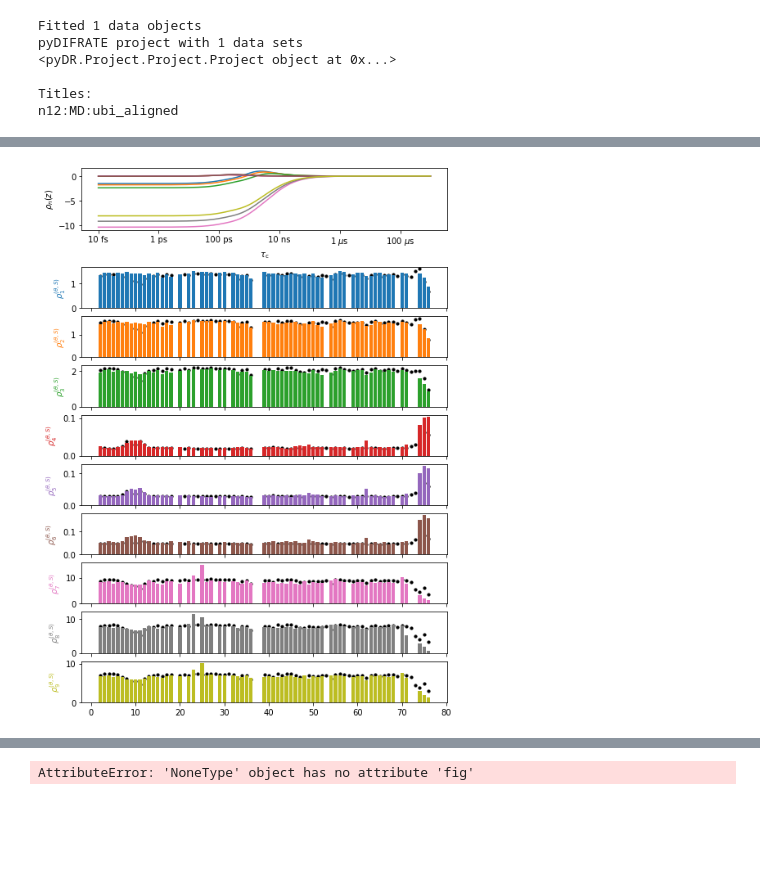
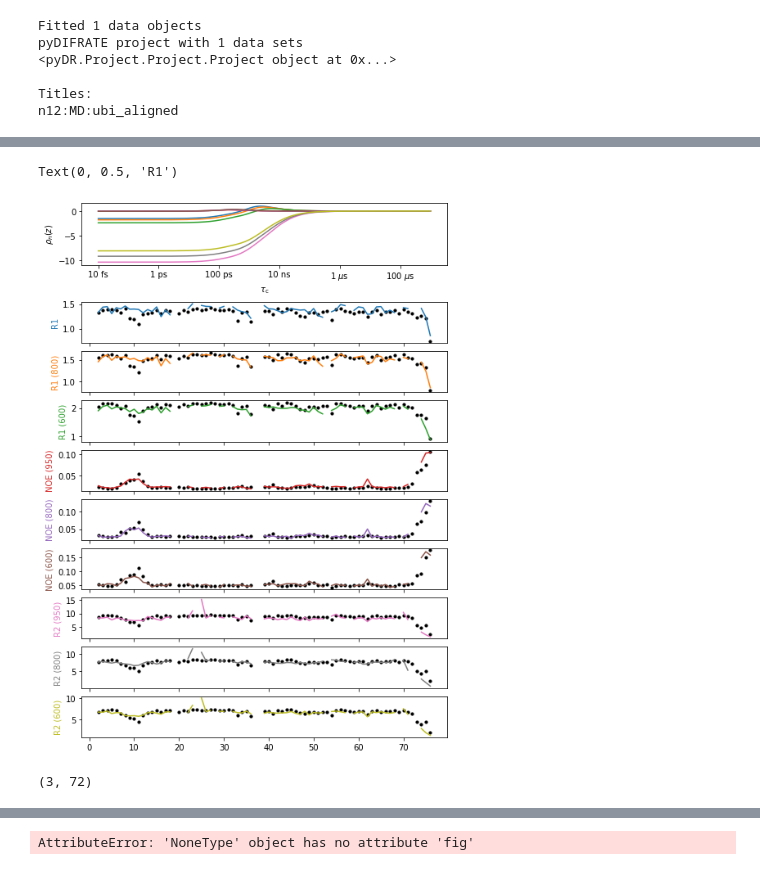
Before and after one commit to alsinmr/ConferenceExamples, a Jupyter notebook: JupyterBook/GNMR2025/MD2NMR_fitting.ipynb, the cells around one changed output, grey strips where cells are left out. Drawn from its saved outputs; the diff is of its cells as text; code cells hidden in the pictures; blank space fills up the shorter version.

```diff
--- a/JupyterBook/GNMR2025/MD2NMR_fitting.ipynb
+++ b/JupyterBook/GNMR2025/MD2NMR_fitting.ipynb
@@ -115,13 +115,32 @@ class MFfit():
             return out
 
         def compare_rates(self,data):
-            data.plot(style='bar')
+            data.plot(style='p')
             rates=self.calc_rates(data.sens)
-            for R,a in zip(rates,data.project.plot_obj.ax):
+            for k,(R,a) in enumerate(zip(rates,data.project.plot_obj.ax)):
                 a.scatter(self.fit.label,R,color='black',s=10)
+                a.set_ylabel(f'{data.info[k]["Type"]} ({data.info[k]["v0"]})')
 
             return data.project.plot_obj
 
+        def plot_fit(self,index=np.linspace(0,72,9).astype(int)):
+            n=len(index)
+            ax,*_=pyDR.Plotting.subplot_setup(n)
+
+            Ct=proj['raw']['MD'][0]
+            t=Ct.info['t']
+            print(np)
+
+            ct=np.array([A0*np.exp(-(t/1e-9)/tc0) for A0,tc0 in zip(self.A,self.tc)]).sum(0)
+            ct+=1-self.A[k].sum()
+
+            for k,a in enumerate(ax):
+                a.plot(t,Ct.R[index[k]],color='red')
+
+
+                a.plot(t,Ct,color='black',linestyle=':')
+
+            return ax
 
 def MF(npars):
     if len(proj[f'p{npars}:MD:ubi_aligned'])==0:
@@ -153,3 +172,3 @@ array([ 2.,  3.,  4.,  5.,  6.,  7.,  8.,  9., 10., 11., 12., 13., 14.,
 # %%
-mf=MF(4)
+mf=MF(5)
 # %% [output]
@@ -162,6 +192,13 @@ Data already in project (index=4)
 # %%
 proj.close_fig('all')
+mf.__class__=MFfit
 mf.compare_rates(proj[0])
 proj.fig.set_size_inches([8,12])
+proj.plot_obj.ax[0].set_ylabel('R1')
 # %% [output]
+Text(0, 0.5, 'R1')
-[figure, old version]
+[figure, new version]
+# %%
+mf.tc.shape
+# %% [output]
+(3, 72)
```
Also changed, not shown: parts of 5 cells of this notebook.
